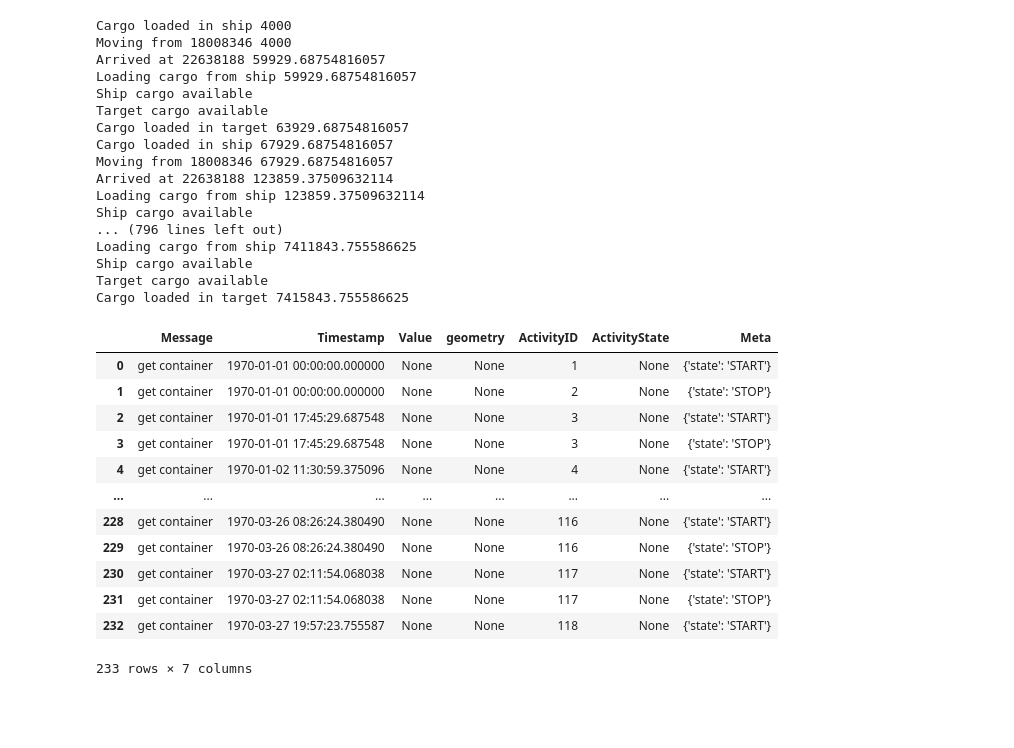
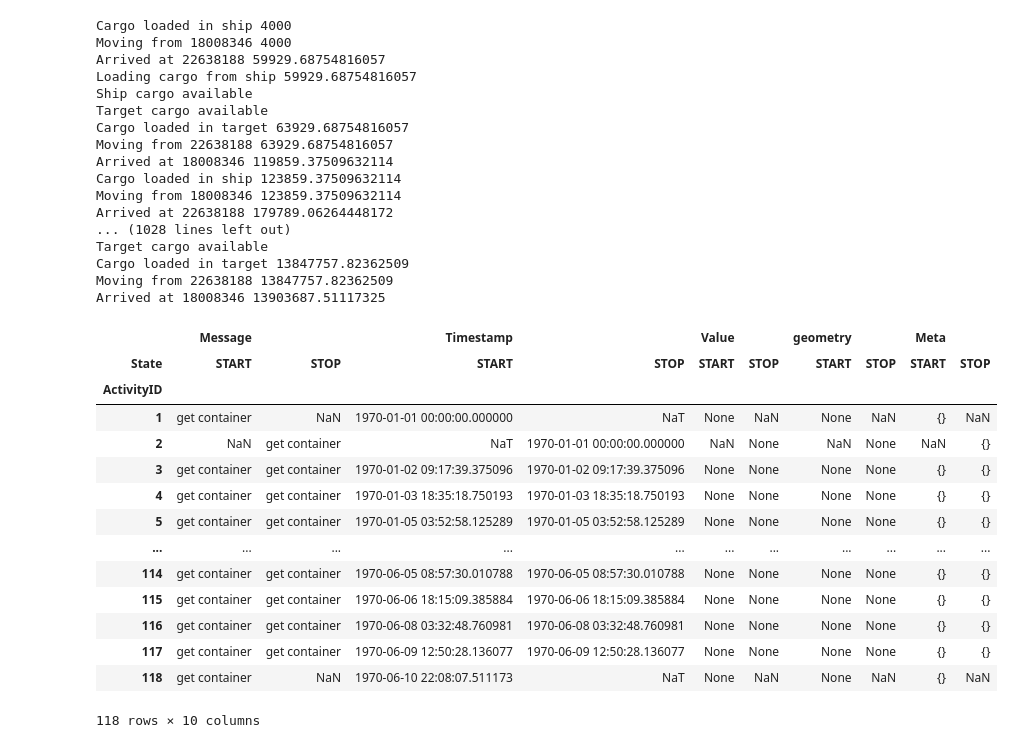
Before and after one commit to Deltares-research/digitaltwin-waterway, a Jupyter notebook: notebooks/scenarios/hubs-spokes.ipynb, the cells around one changed output. Saved outputs shown, nothing was run; the diff lists cells and outputs as text; code cells hidden in the pictures; blank space fills up the shorter version.

Commit message:
added ship moving back

```diff
--- a/notebooks/scenarios/hubs-spokes.ipynb
+++ b/notebooks/scenarios/hubs-spokes.ipynb
@@ -147,7 +147,7 @@ class LogDecorator(contextlib.ContextDecorator):
         value=None,
         geometry=None,
         activity_id=None,
-        activity_state=None,
+        state=None,
         **kwargs
     ):
         timestamp = env.now
@@ -157,7 +157,7 @@ class LogDecorator(contextlib.ContextDecorator):
             "Value": value,
             "geometry": geometry,
             "ActivityID": activity_id or next(COUNT),
-            "ActivityState": activity_state,
+            "State": state,
             "Meta": kwargs,
         }
         self.logbook.append(entry)
@@ -230,9 +230,7 @@ def unload(trip):
         print("Cargo loaded in target", env.now)
 
 
-def move(trip):
-    a = nodes[trip["source"]]
-    b = nodes[trip["target_hub"]]
+def move(trip, a, b):
     route_gdfs = get_route_gdfs(a, b)
     edge_gdf = route_gdfs["edge"]
     node_gdf = route_gdfs["node"]
@@ -250,8 +248,12 @@ def cycle(trip):
     source_container = trips_gdf_agg.loc[route, "container"]
     while source_container.level:
         yield from load(trip)
-        yield from move(trip)
+        a = nodes[trip["source"]]
+        b = nodes[trip["target_hub"]]
+        yield from move(trip, a, b)
+
         yield from unload(trip)
+        yield from move(trip, b, a)
 
 env.process(cycle(trip))
 
@@ -264,29 +266,33 @@ Loading cargo from ship 59929.68754816057
 Ship cargo available
 Target cargo available
 Cargo loaded in target 63929.68754816057
-Cargo loaded in ship 67929.68754816057
-Moving from 18008346 67929.68754816057
-Arrived at 22638188 123859.37509632114
-Loading cargo from ship 123859.37509632114
-Ship cargo available
-... (796 lines left out)
-Loading cargo from ship 7411843.755586625
-Ship cargo available
+Moving from 22638188 63929.68754816057
+Arrived at 18008346 119859.37509632114
+Cargo loaded in ship 123859.37509632114
+Moving from 18008346 123859.37509632114
+Arrived at 22638188 179789.06264448172
+... (1028 lines left out)
 Target cargo available
-Cargo loaded in target 7415843.755586625
+Cargo loaded in target 13847757.82362509
+Moving from 22638188 13847757.82362509
+Arrived at 18008346 13903687.51117325
 # %%
-pd.DataFrame(LogDecorator.logbook)
+log_df = pd.DataFrame(LogDecorator.logbook)
-# %% [output]
-|  | Message | Timestamp | Value | geometry | ActivityID | ActivityState | Meta |
-| 0 | get container | 1970-01-01 00:00:00.000000 | None | None | 1 | None | {'state': 'START'} |
-| 1 | get container | 1970-01-01 00:00:00.000000 | None | None | 2 | None | {'state': 'STOP'} |
-| 2 | get container | 1970-01-01 17:45:29.687548 | None | None | 3 | None | {'state': 'START'} |
-| 3 | get container | 1970-01-01 17:45:29.687548 | None | None | 3 | None | {'state': 'STOP'} |
-| 4 | get container | 1970-01-02 11:30:59.375096 | None | None | 4 | None | {'state': 'START'} |
-| ... | ... | ... | ... | ... | ... | ... | ... |
-| 228 | get container | 1970-03-26 08:26:24.380490 | None | None | 116 | None | {'state': 'START'} |
-| 229 | get container | 1970-03-26 08:26:24.380490 | None | None | 116 | None | {'state': 'STOP'} |
-| 230 | get container | 1970-03-27 02:11:54.068038 | None | None | 117 | None | {'state': 'START'} |
-| 231 | get container | 1970-03-27 02:11:54.068038 | None | None | 117 | None | {'state': 'STOP'} |
-| 232 | get container | 1970-03-27 19:57:23.755587 | None | None | 118 | None | {'state': 'START'} |
-233 rows × 7 columns
+# %%
+ log_df.pivot(index="ActivityID", columns="State")
+# %% [output]
+|  | Message |  | Timestamp |  | Value |  | geometry |  | Meta |  |
+| State | START | STOP | START | STOP | START | STOP | START | STOP | START | STOP |
+| ActivityID |  |  |  |  |  |  |  |  |  |  |
+| 1 | get container | NaN | 1970-01-01 00:00:00.000000 | NaT | None | NaN | None | NaN | {} | NaN |
+| 2 | NaN | get container | NaT | 1970-01-01 00:00:00.000000 | NaN | None | NaN | None | NaN | {} |
+| 3 | get container | get container | 1970-01-02 09:17:39.375096 | 1970-01-02 09:17:39.375096 | None | None | None | None | {} | {} |
+| 4 | get container | get container | 1970-01-03 18:35:18.750193 | 1970-01-03 18:35:18.750193 | None | None | None | None | {} | {} |
+| 5 | get container | get container | 1970-01-05 03:52:58.125289 | 1970-01-05 03:52:58.125289 | None | None | None | None | {} | {} |
+| ... | ... | ... | ... | ... | ... | ... | ... | ... | ... | ... |
+| 114 | get container | get container | 1970-06-05 08:57:30.010788 | 1970-06-05 08:57:30.010788 | None | None | None | None | {} | {} |
+| 115 | get container | get container | 1970-06-06 18:15:09.385884 | 1970-06-06 18:15:09.385884 | None | None | None | None | {} | {} |
+| 116 | get container | get container | 1970-06-08 03:32:48.760981 | 1970-06-08 03:32:48.760981 | None | None | None | None | {} | {} |
+| 117 | get container | get container | 1970-06-09 12:50:28.136077 | 1970-06-09 12:50:28.136077 | None | None | None | None | {} | {} |
+| 118 | get container | NaN | 1970-06-10 22:08:07.511173 | NaT | None | NaN | None | NaN | {} | NaN |
+118 rows × 10 columns
```
Also changed, not shown: parts of 3 cells of this notebook.
